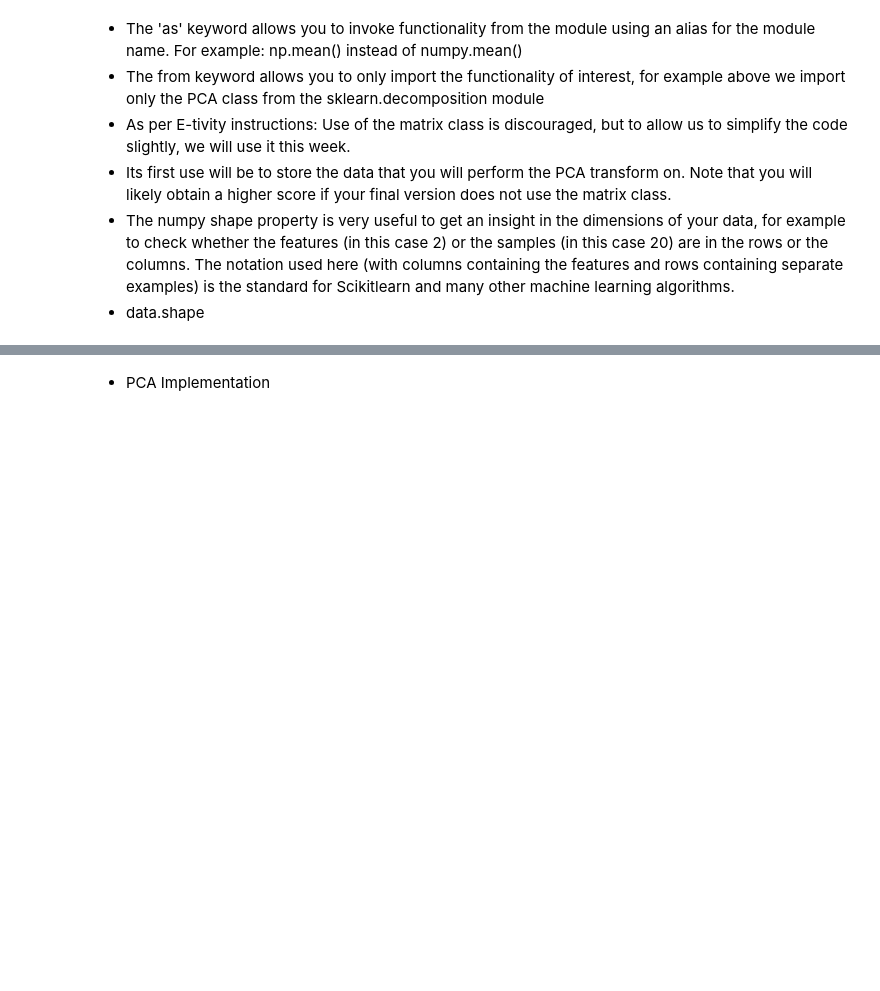
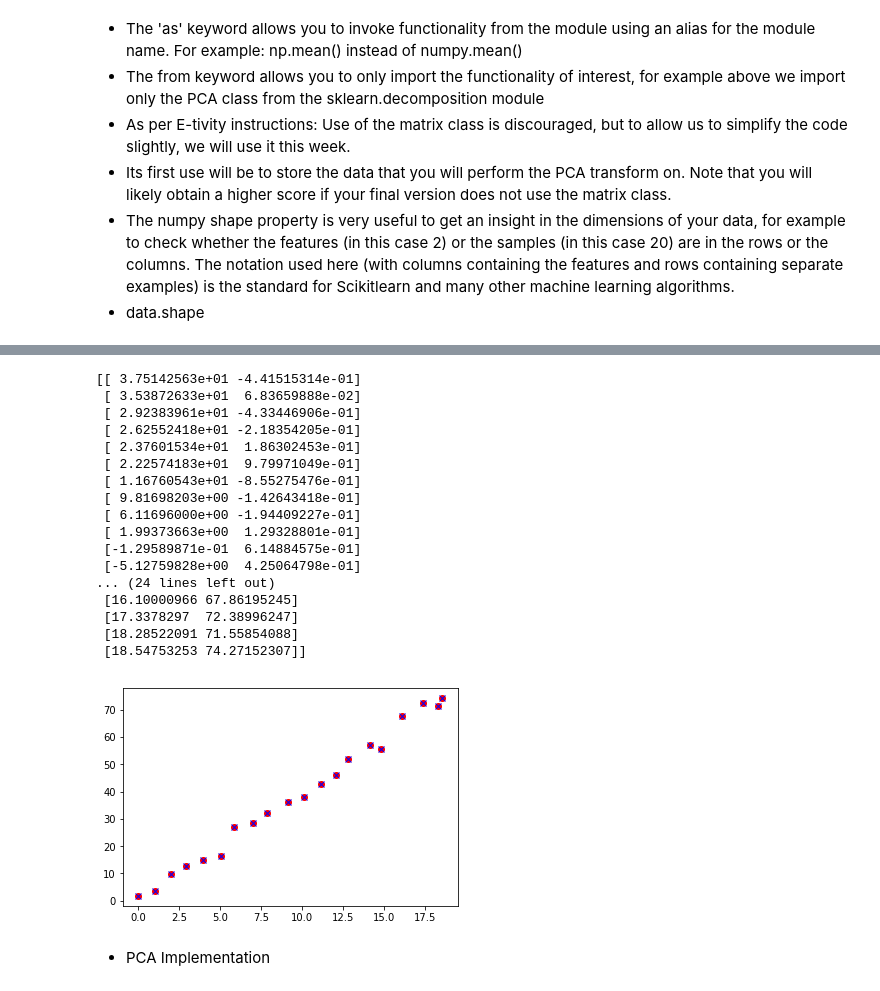
Before and after one commit to vipulpopat/MSCAI_CE4021_Week5, a Jupyter notebook: Etivity5.ipynb, the cells around one changed output, grey strips where cells are left out. Drawn from its saved outputs; the diff is of its cells as text; code cells hidden in the pictures; blank space fills up the shorter version.

```diff
--- a/Etivity5.ipynb
+++ b/Etivity5.ipynb
@@ -96,3 +155,40 @@ Revision Code Source Cormac Lavery
+# %%
+from sklearn.decomposition import PCA
+import numpy as np
+import random as rand
+
+a_x = 0.05
+a_y= 10
+
+pca = PCA(n_components=2)
+pca.fit(data)
+data_pca = pca.transform(data)
+print(data_pca)
+data_reduced = pca.inverse_transform(data_pca)
+print(data_reduced)
+
+plt.plot(data[:,0], data[:,1], 'or')
+plt.plot(data_reduced[:,0], data_reduced[:,1],'xb')
+plt.show()
+# %% [output]
+[[ 3.75142563e+01 -4.41515314e-01]
+ [ 3.53872633e+01  6.83659888e-02]
+ [ 2.92383961e+01 -4.33446906e-01]
+ [ 2.62552418e+01 -2.18354205e-01]
+ [ 2.37601534e+01  1.86302453e-01]
+ [ 2.22574183e+01  9.79971049e-01]
+ [ 1.16760543e+01 -8.55275476e-01]
+ [ 9.81698203e+00 -1.42643418e-01]
+ [ 6.11696000e+00 -1.94409227e-01]
+ [ 1.99373663e+00  1.29328801e-01]
+ [-1.29589871e-01  6.14884575e-01]
+ [-5.12759828e+00  4.25064798e-01]
+... (24 lines left out)
+ [16.10000966 67.86195245]
+ [17.3378297  72.38996247]
+ [18.28522091 71.55854088]
+ [18.54753253 74.27152307]]
+[figure, added]
 # %% [markdown]
  - PCA Implementation
 # %%
```
Also changed, not shown: parts of 11 cells of this notebook.
